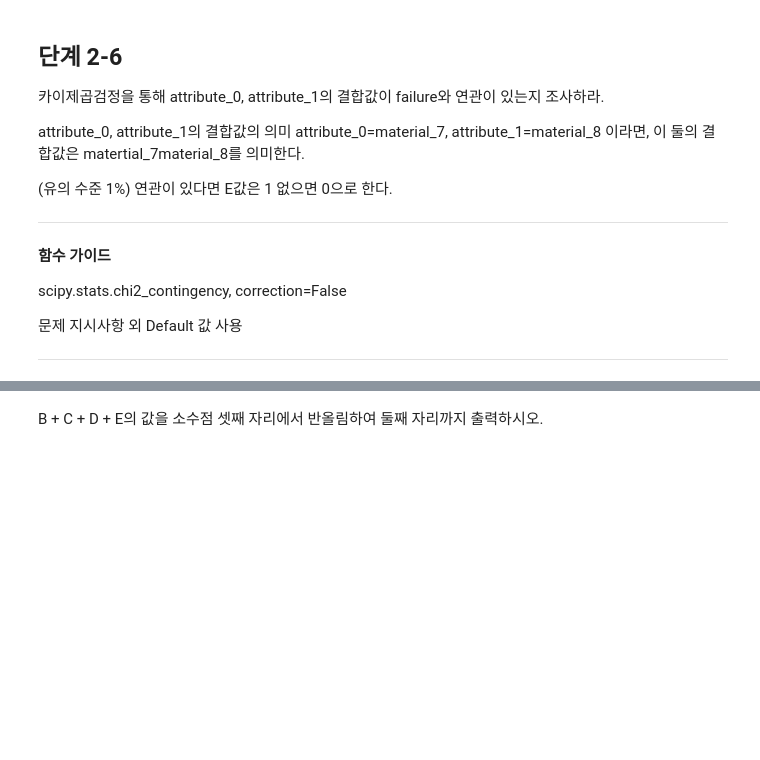
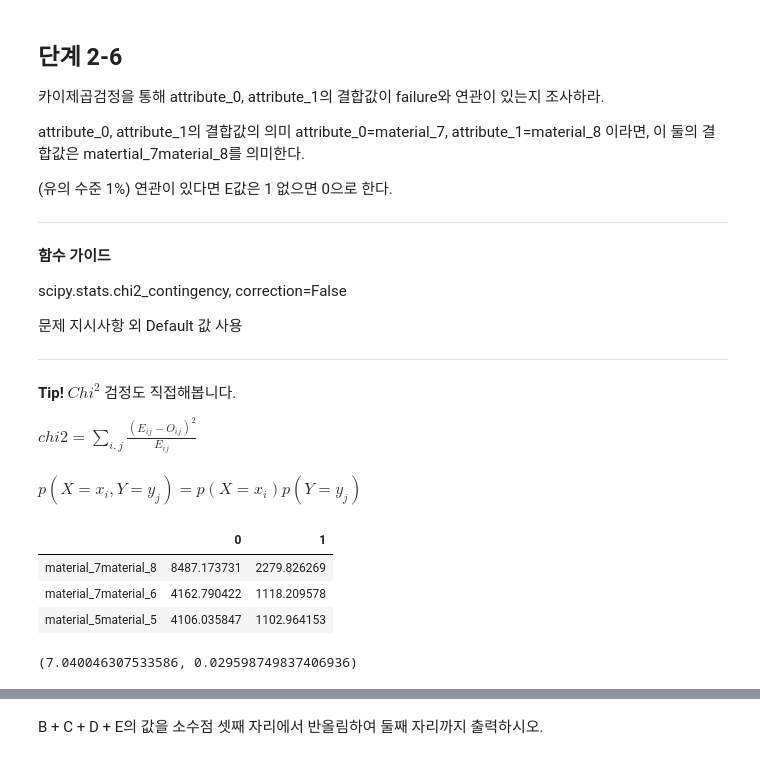
Before and after one commit to sunkusun9/DS_lv3_2410_2, a Jupyter notebook: sec_ds_lv3_prob1_prob.ipynb, the cells around one changed output, grey strips where cells are left out. Drawn from its saved outputs; the diff is of its cells as text; code cells hidden in the pictures; blank space fills up the shorter version.

```diff
--- a/sec_ds_lv3_prob1_prob.ipynb
+++ b/sec_ds_lv3_prob1_prob.ipynb
@@ -612,3 +725,31 @@ matertial_7material_8를 의미한다.
  문제 지시사항 외 Default 값 사용
 
 ---
+# %% [markdown]
+**Tip!** $Chi^2$ 검정도 직접해봅니다.
+
+$chi2 = \sum_{i,j}\frac{(E_{ij} - O_{ij})^2}{E_{ij}}$
+# %% [markdown]
+$p(X=x_i, Y=y_j) = p(X=x_i) p(Y=y_j)$
+# %%
+from scipy.stats import chi2
+s_attr01 = df_prob2['attribute_0'] + df_prob2['attribute_1']
+df_expect = s_attr01.value_counts(normalize=True).rename('val').to_frame().dot(
+    df_prob2['failure'].value_counts().rename('val').to_frame().T
+)
+
+df_conti = pd.crosstab(
+    index = df_prob2['attribute_0'] + df_prob2['attribute_1'],
+    columns = df_prob2['failure']
+)
+
+Chi2 = ((df_expect - df_conti) ** 2 / df_expect).sum().sum()
+dof = (s_attr01.nunique() - 1) * (df_prob2['failure'].nunique() - 1)
+display(df_expect)
+Chi2, chi2.sf(Chi2, dof)
+# %% [output]
+|  | 0 | 1 |
+| material_7material_8 | 8487.173731 | 2279.826269 |
+| material_7material_6 | 4162.790422 | 1118.209578 |
+| material_5material_5 | 4106.035847 | 1102.964153 |
+(7.040046307533586, 0.029598749837406936)
```
Also changed, not shown: parts of 32 cells of this notebook.
